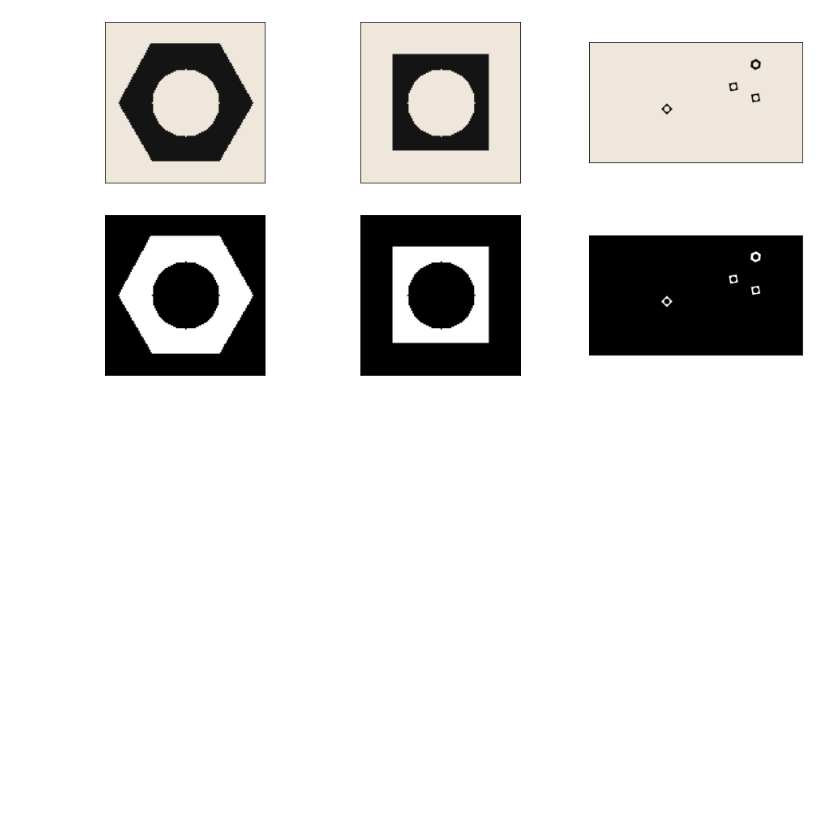
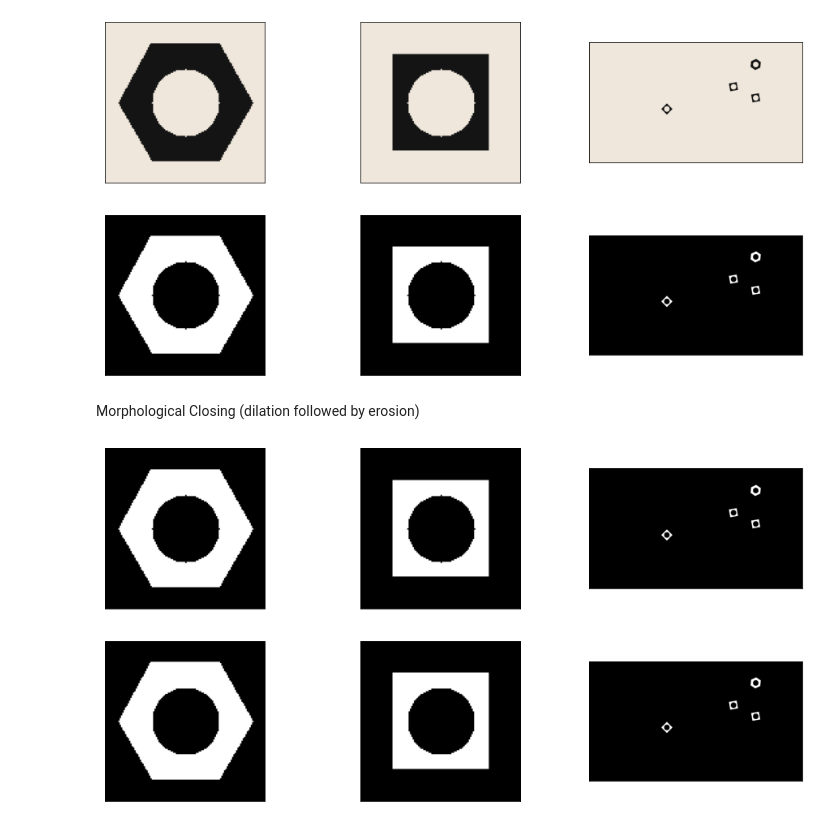
Before and after one commit to dulmi-99/Image-Processing-and-Machine-Vision, a Jupyter notebook: Assignments/Assignment 3/190107T_a03.ipynb, the cells around one changed output. Saved outputs shown, nothing was run; the diff lists cells and outputs as text; code cells hidden in the pictures; blank space fills up the shorter version.

Commit message:
morphological closing

```diff
--- a/Assignments/Assignment 3/190107T_a03.ipynb
+++ b/Assignments/Assignment 3/190107T_a03.ipynb
@@ -65,3 +65,30 @@ Hexnut Template Threshold value :  20.0
 Squarenut Template Threshold value :  20.0
 Conveyor Threshold value :  20.0
 [figure]
+# %% [markdown]
+Morphological Closing
+(dilation followed by erosion)
+# %%
+kernel = np.ones((3,3),np.uint8)
+closing_hexnut = cv.morphologyEx(th_hexnut, cv.MORPH_CLOSE, kernel)
+closing_squarenut = cv.morphologyEx(th_squarenut, cv.MORPH_CLOSE, kernel)
+closing_conveyor = cv.morphologyEx(th_conveyor, cv.MORPH_CLOSE, kernel)
+
+fig, ax = plt. subplots(2,3,figsize=(16,8))
+ax[0][0].imshow(cv.cvtColor(th_hexnut, cv.COLOR_RGB2BGR))
+ax[0][0].set_xticks([]), ax[0][0].set_yticks([])
+ax[0][1].imshow(cv.cvtColor(th_squarenut, cv.COLOR_RGB2BGR))
+ax[0][1].set_xticks([]), ax[0][1].set_yticks([])
+ax[0][2].imshow(cv.cvtColor(th_conveyor, cv.COLOR_RGB2BGR))
+ax[0][2].set_xticks([]), ax[0][2].set_yticks([])
+
+ax[1][0].imshow(cv.cvtColor(closing_hexnut, cv.COLOR_RGB2BGR))
+ax[1][0].set_xticks([]), ax[1][0].set_yticks([])
+ax[1][1].imshow(cv.cvtColor(closing_squarenut, cv.COLOR_RGB2BGR))
+ax[1][1].set_xticks([]), ax[1][1].set_yticks([])
+ax[1][2].imshow(cv.cvtColor(closing_conveyor, cv.COLOR_RGB2BGR))
+ax[1][2].set_xticks([]), ax[1][2].set_yticks([])
+
+plt.show()
+# %% [output]
+[figure, added]
```
